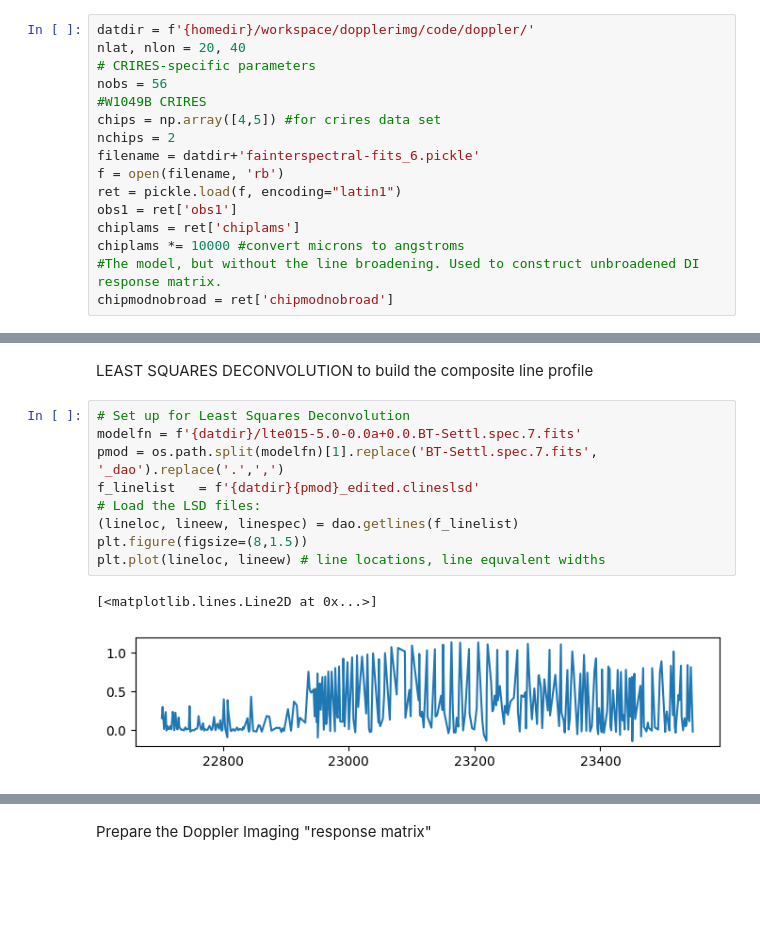
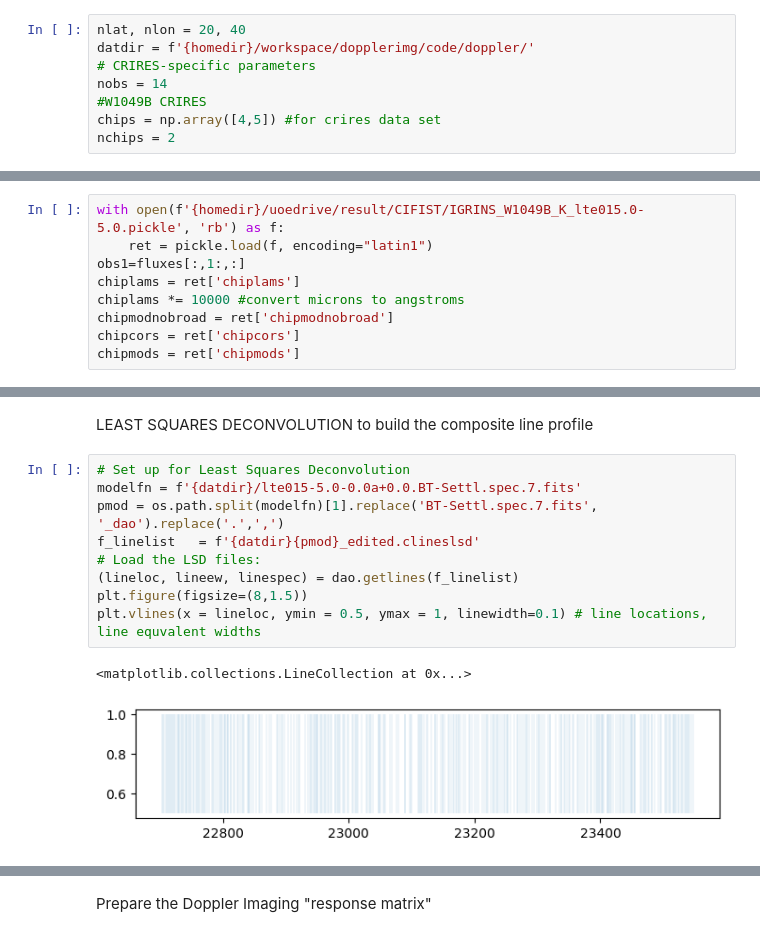
Before and after one commit to alphalyncis/dopplerimg, a Jupyter notebook: code/doppler/dopplemap_IGRINS.ipynb, the cells around one changed output, grey strips where cells are left out. Drawn from its saved outputs; the diff is of its cells as text; blank space fills up the shorter version.

```diff
--- a/code/doppler/dopplemap_IGRINS.ipynb
+++ b/code/doppler/dopplemap_IGRINS.ipynb
@@ -20,16 +47,8 @@ homedir = os.path.expanduser('~')
 # %%
+nlat, nlon = 20, 40
 datdir = f'{homedir}/workspace/dopplerimg/code/doppler/'
-nlat, nlon = 20, 40
 # CRIRES-specific parameters
-nobs = 56
+nobs = 14
 #W1049B CRIRES
 chips = np.array([4,5]) #for crires data set
 nchips = 2
-filename = datdir+'fainterspectral-fits_6.pickle'
-f = open(filename, 'rb')
-ret = pickle.load(f, encoding="latin1")
-obs1 = ret['obs1']
-chiplams = ret['chiplams']
-chiplams *= 10000 #convert microns to angstroms
-#The model, but without the line broadening. Used to construct unbroadened DI response matrix.
-chipmodnobroad = ret['chipmodnobroad']
@@ -69,0 +55,9 @@ chiplams.shape
+# %%
+with open(f'{homedir}/uoedrive/result/CIFIST/IGRINS_W1049B_K_lte015.0-5.0.pickle', 'rb') as f:
+    ret = pickle.load(f, encoding="latin1")
+obs1=fluxes[:,1:,:]
+chiplams = ret['chiplams']
+chiplams *= 10000 #convert microns to angstroms
+chipmodnobroad = ret['chipmodnobroad']
+chipcors = ret['chipcors']
+chipmods = ret['chipmods']
@@ -117,15 +109,15 @@ LEAST SQUARES DECONVOLUTION to build the composite line profile
 # %%
 # Set up for Least Squares Deconvolution
 modelfn = f'{datdir}/lte015-5.0-0.0a+0.0.BT-Settl.spec.7.fits'
 pmod = os.path.split(modelfn)[1].replace('BT-Settl.spec.7.fits', '_dao').replace('.',',')
 f_linelist   = f'{datdir}{pmod}_edited.clineslsd'
 # Load the LSD files:
 (lineloc, lineew, linespec) = dao.getlines(f_linelist)
 plt.figure(figsize=(8,1.5))
-plt.plot(lineloc, lineew) # line locations, line equvalent widths
+plt.vlines(x = lineloc, ymin = 0.5, ymax = 1, linewidth=0.1) # line locations, line equvalent widths
 # %% [output]
-[<matplotlib.lines.Line2D at 0x...>]
+<matplotlib.collections.LineCollection at 0x...>
-[figure, old version]
+[figure, new version]
 # %%
 f_pspec      = f'{datdir}{pmod}.fits'
 f_pspec_cont = f'{datdir}{pmod}C.fits'
```
Also changed, not shown: parts of 24 cells of this notebook, 15 other files.
